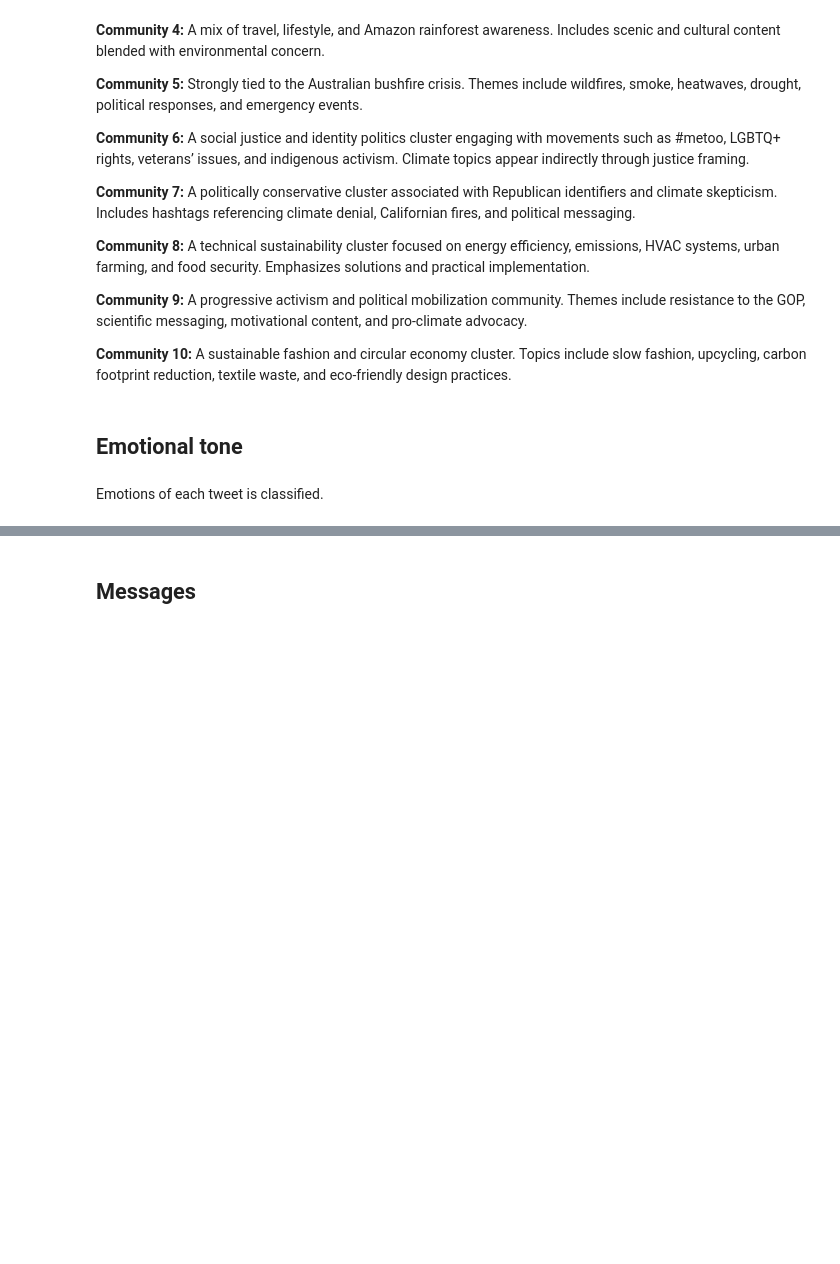
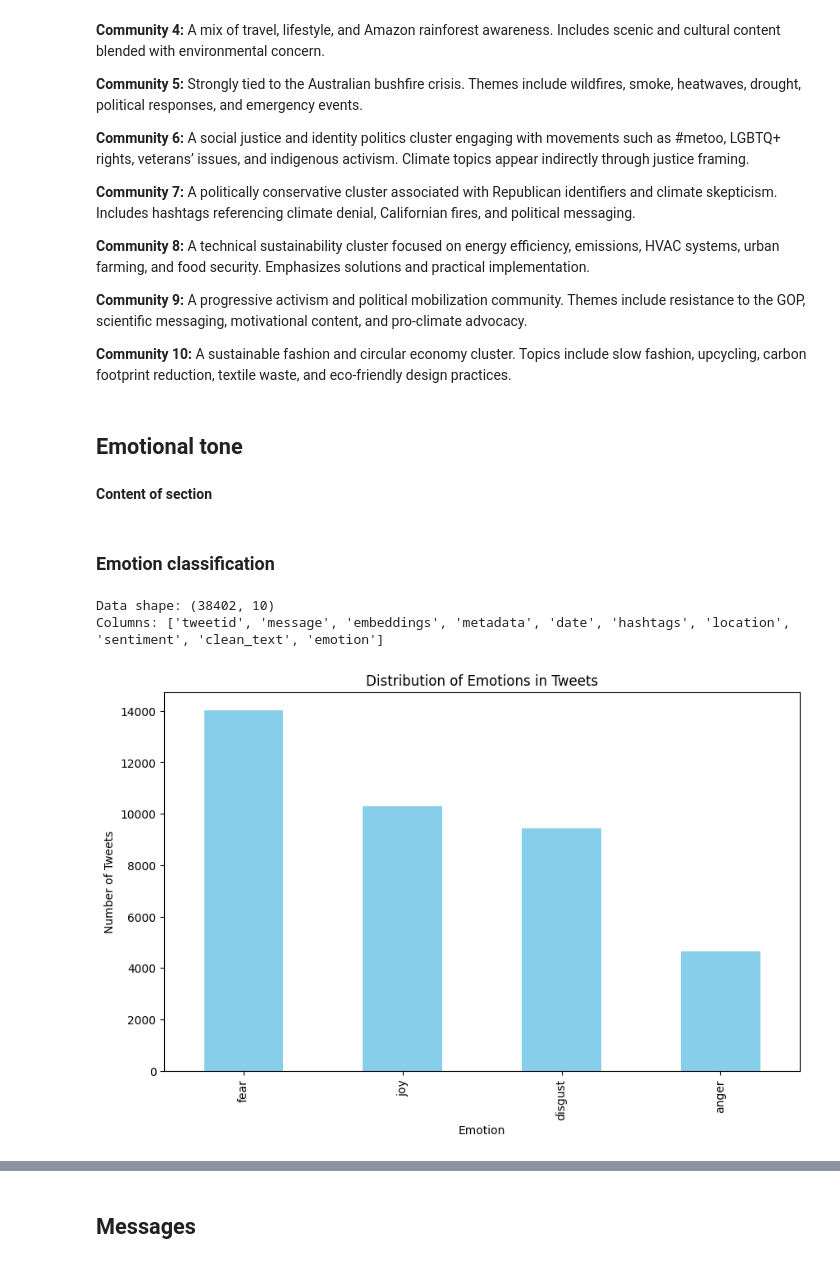
Before and after one commit to annemollelsborg/02805_climate_conv, a Jupyter notebook: FINAL.ipynb, the cells around one changed output, grey strips where cells are left out. Cells and saved outputs as stored; diff of their text form; code cells hidden in the pictures; blank space fills up the shorter version.

```diff
--- a/FINAL.ipynb
+++ b/FINAL.ipynb
@@ -314,4 +337,26 @@ The Louvain algorithm yields a modularity score of $Q = 0.6527$, which is relati
 # %% [markdown]
 ## Emotional tone
 # %% [markdown]
-Emotions of each tweet is classified.
+**Content of section**
+# %% [markdown]
+### Emotion classification
+# %%
+# Import /Users/ame/02805_climate_conv/data/cleaned_twitter_embedded_data_hashtags_emotion.csv
+df = pd.read_csv('/Users/ame/02805_climate_conv/data/cleaned_twitter_embedded_data_hashtags_emotion.csv')
+
+# Print number of rows and column names
+print("Data shape:", df.shape)
+print("Columns:", df.columns.tolist())
+# %% [output]
+Data shape: (38402, 10)
+Columns: ['tweetid', 'message', 'embeddings', 'metadata', 'date', 'hashtags', 'location', 'sentiment', 'clean_text', 'emotion']
+# %%
+# Print histogram of emotion distribution
+plt.figure(figsize=(10, 6))
+df['emotion'].value_counts().plot(kind='bar', color='skyblue')
+plt.title('Distribution of Emotions in Tweets')
+plt.xlabel('Emotion')
+plt.ylabel('Number of Tweets')
+plt.show()
+# %% [output]
+[figure, added]
```
Also changed, not shown: parts of 15 cells of this notebook.
